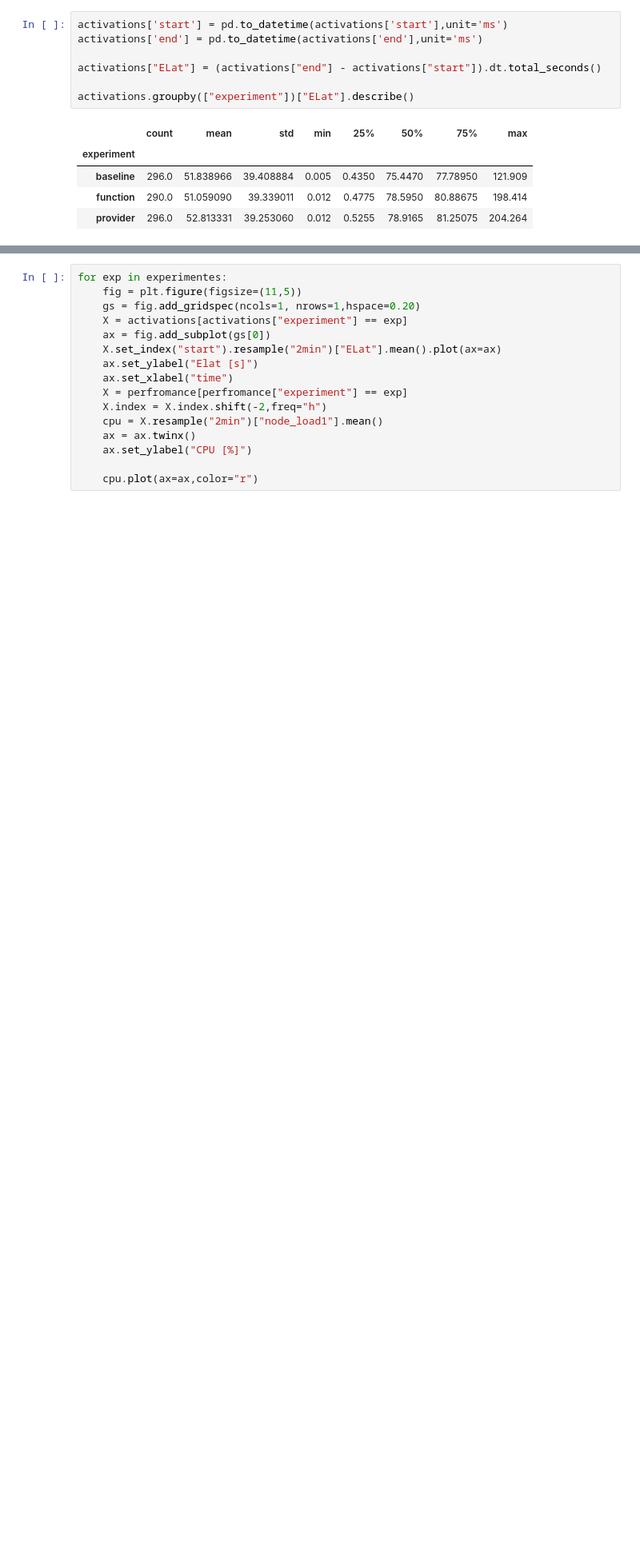
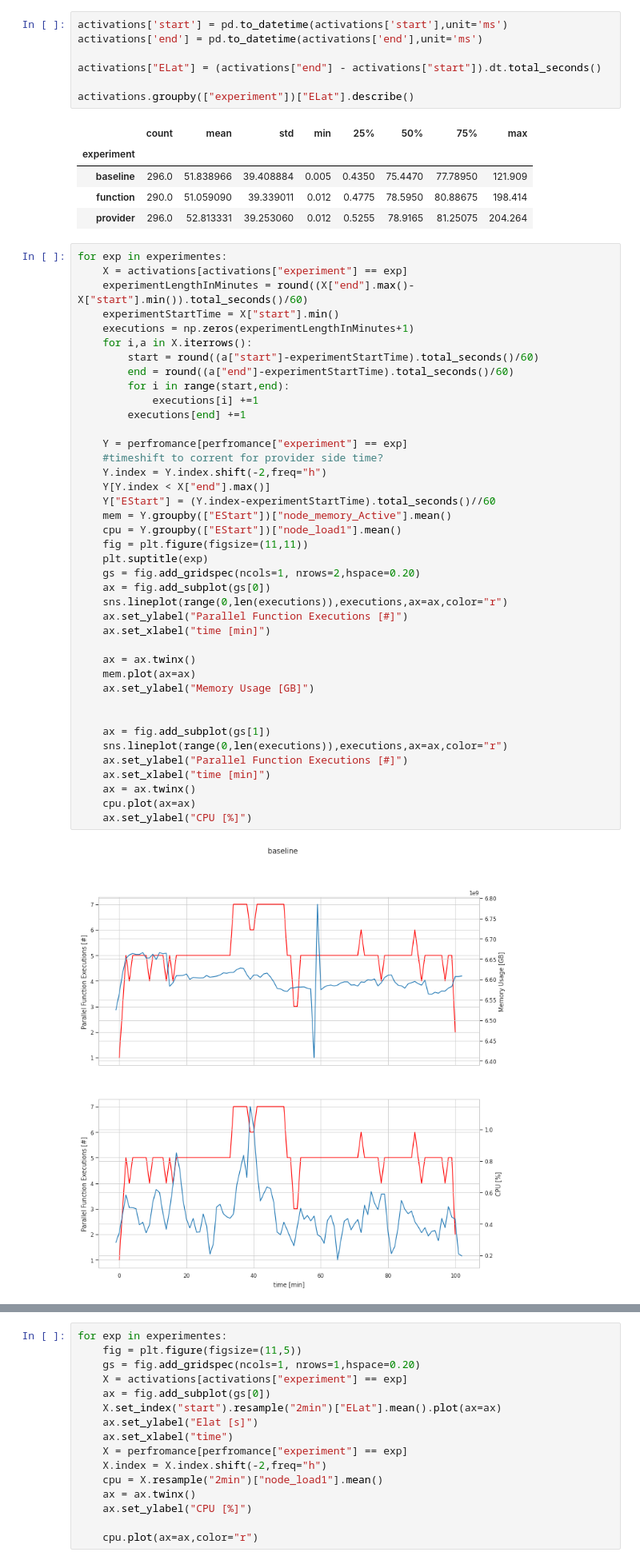
Before and after one commit to tawalaya/tracing_data, a Jupyter notebook: Plots.ipynb, the cells around one changed output, grey strips where cells are left out. Shown at 80% size. Saved outputs shown, nothing was run; the diff lists cells and outputs as text; blank space fills up the shorter version.

Commit message:
added more plots

```diff
--- a/Plots.ipynb
+++ b/Plots.ipynb
@@ -58,3 +58,45 @@ activations.groupby(["experiment"])["ELat"].describe()
 | baseline | 296.0 | 51.838966 | 39.408884 | 0.005 | 0.4350 | 75.4470 | 77.78950 | 121.909 |
 | function | 290.0 | 51.059090 | 39.339011 | 0.012 | 0.4775 | 78.5950 | 80.88675 | 198.414 |
 | provider | 296.0 | 52.813331 | 39.253060 | 0.012 | 0.5255 | 78.9165 | 81.25075 | 204.264 |
+# %%
+for exp in experimentes:
+    X = activations[activations["experiment"] == exp]
+    experimentLengthInMinutes = round((X["end"].max()-X["start"].min()).total_seconds()/60)
+    experimentStartTime = X["start"].min()
+    executions = np.zeros(experimentLengthInMinutes+1)
+    for i,a in X.iterrows():
+        start = round((a["start"]-experimentStartTime).total_seconds()/60)
+        end = round((a["end"]-experimentStartTime).total_seconds()/60)
+        for i in range(start,end):
+            executions[i] +=1
+        executions[end] +=1
+
+    Y = perfromance[perfromance["experiment"] == exp]
+    #timeshift to corrent for provider side time?
+    Y.index = Y.index.shift(-2,freq="h")
+    Y[Y.index < X["end"].max()]
+    Y["EStart"] = (Y.index-experimentStartTime).total_seconds()//60
+    mem = Y.groupby(["EStart"])["node_memory_Active"].mean()
+    cpu = Y.groupby(["EStart"])["node_load1"].mean()
+    fig = plt.figure(figsize=(11,11))
+    plt.suptitle(exp)
+    gs = fig.add_gridspec(ncols=1, nrows=2,hspace=0.20)
+    ax = fig.add_subplot(gs[0])
+    sns.lineplot(range(0,len(executions)),executions,ax=ax,color="r")
+    ax.set_ylabel("Parallel Function Executions [#]")
+    ax.set_xlabel("time [min]")
+
+    ax = ax.twinx()
+    mem.plot(ax=ax)
+    ax.set_ylabel("Memory Usage [GB]")
+
+
+    ax = fig.add_subplot(gs[1])
+    sns.lineplot(range(0,len(executions)),executions,ax=ax,color="r")
+    ax.set_ylabel("Parallel Function Executions [#]")
+    ax.set_xlabel("time [min]")
+    ax = ax.twinx()
+    cpu.plot(ax=ax)
+    ax.set_ylabel("CPU [%]")
+# %% [output]
+[figure, added]
```
Also changed, not shown: parts of 1 cell of this notebook.
